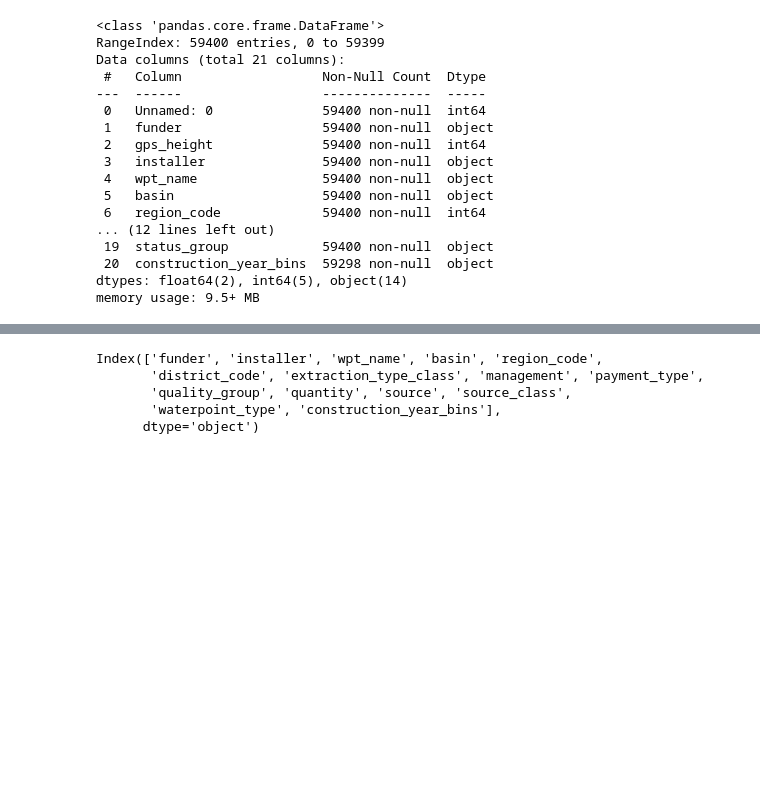
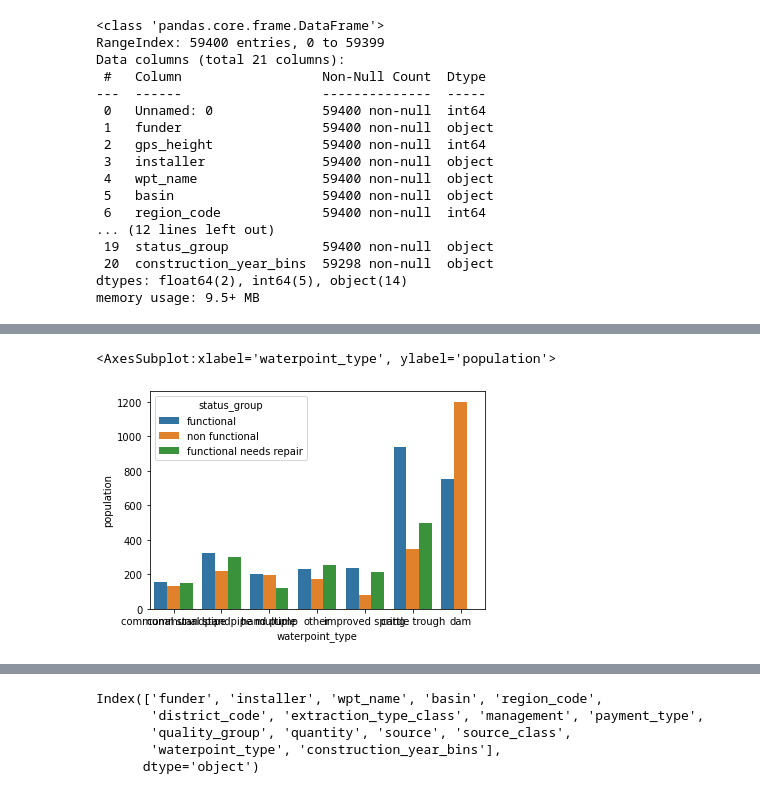
Before and after one commit to OlgertHasko/Tanzanian-Water-Wells, a Jupyter notebook: Madoria's Journal.ipynb, the cells around one changed output, grey strips where cells are left out. Cells and saved outputs as stored; diff of their text form; code cells hidden in the pictures; blank space fills up the shorter version.

```diff
--- a/Madoria's Journal.ipynb
+++ b/Madoria's Journal.ipynb
@@ -199,0 +228,5 @@ memory usage: 9.5+ MB
+# %%
+sns.barplot(x=train_clean['waterpoint_type'], y=train_clean['population'], hue=train_clean['status_group'], ci=None)
+# %% [output]
+<AxesSubplot:xlabel='waterpoint_type', ylabel='population'>
+[figure, added]
```
Also changed, not shown: parts of 12 cells of this notebook.
